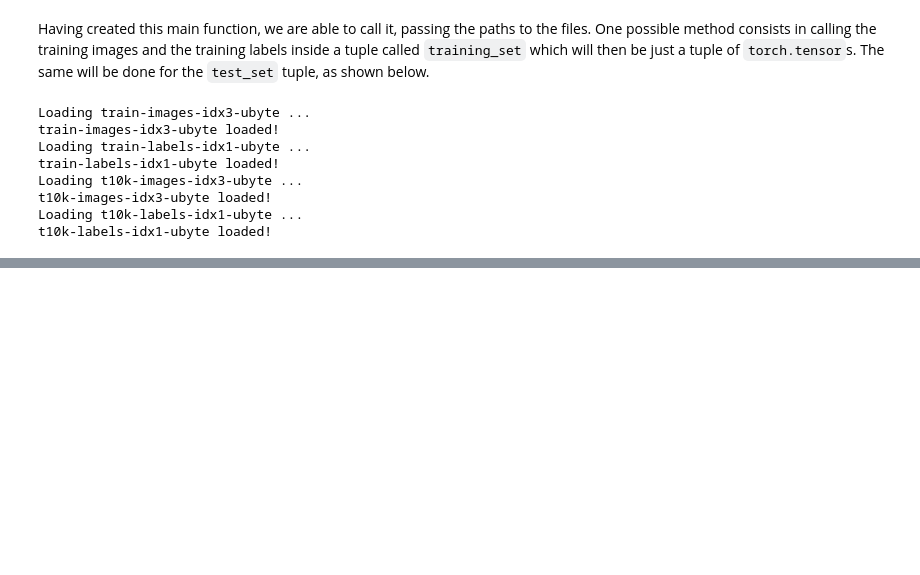
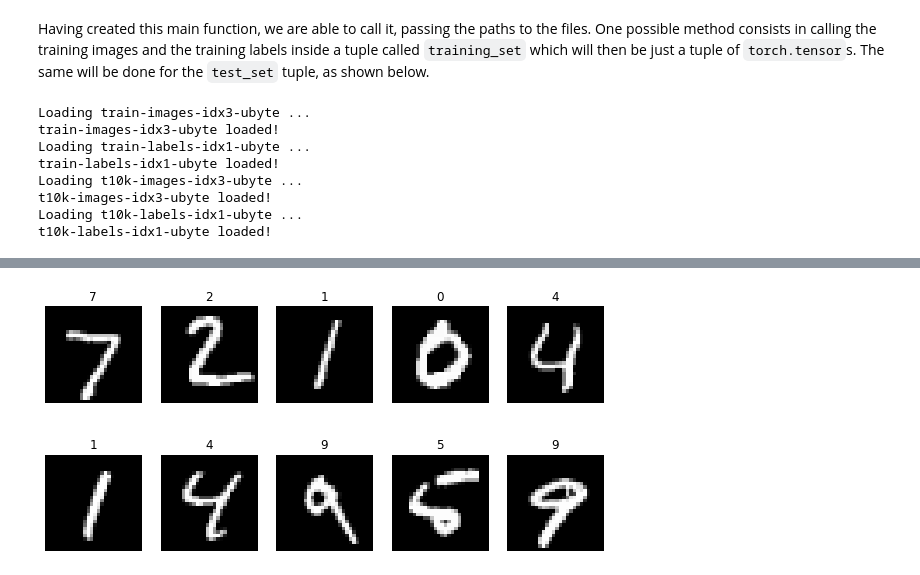
Before and after one commit to guerrantif/handwritten_long_numbers_recognition, a Jupyter notebook: network/.dataset.ipynb, the cells around one changed output, grey strips where cells are left out. Cells and saved outputs as stored; diff of their text form; code cells hidden in the pictures; blank space fills up the shorter version.

```diff
--- a/network/.dataset.ipynb
+++ b/network/.dataset.ipynb
@@ -274,0 +293,14 @@ t10k-labels-idx1-ubyte loaded!
+# %%
+n_images = 10
+
+fig = plt.figure(figsize=(10,5))
+for i in range(n_images):
+    image = test_set[0][i]
+    label = test_set[1][i].item()
+    sp = fig.add_subplot(2, 5, i+1)
+    sp.set_title(label)
+    plt.axis('off')
+    plt.imshow(image, cmap='gray')
+plt.show()
+# %% [output]
+[figure, added]
```
Also changed, not shown: parts of 3 cells of this notebook.
